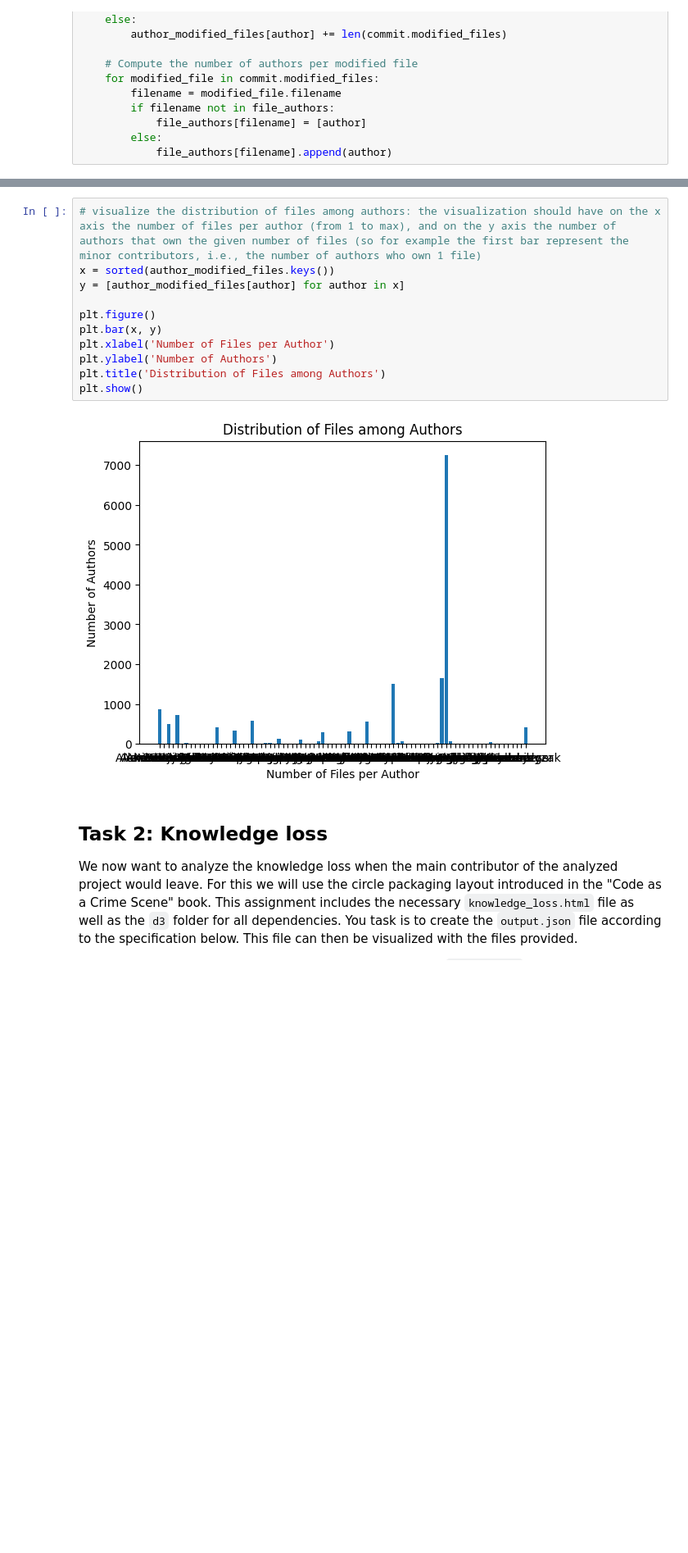
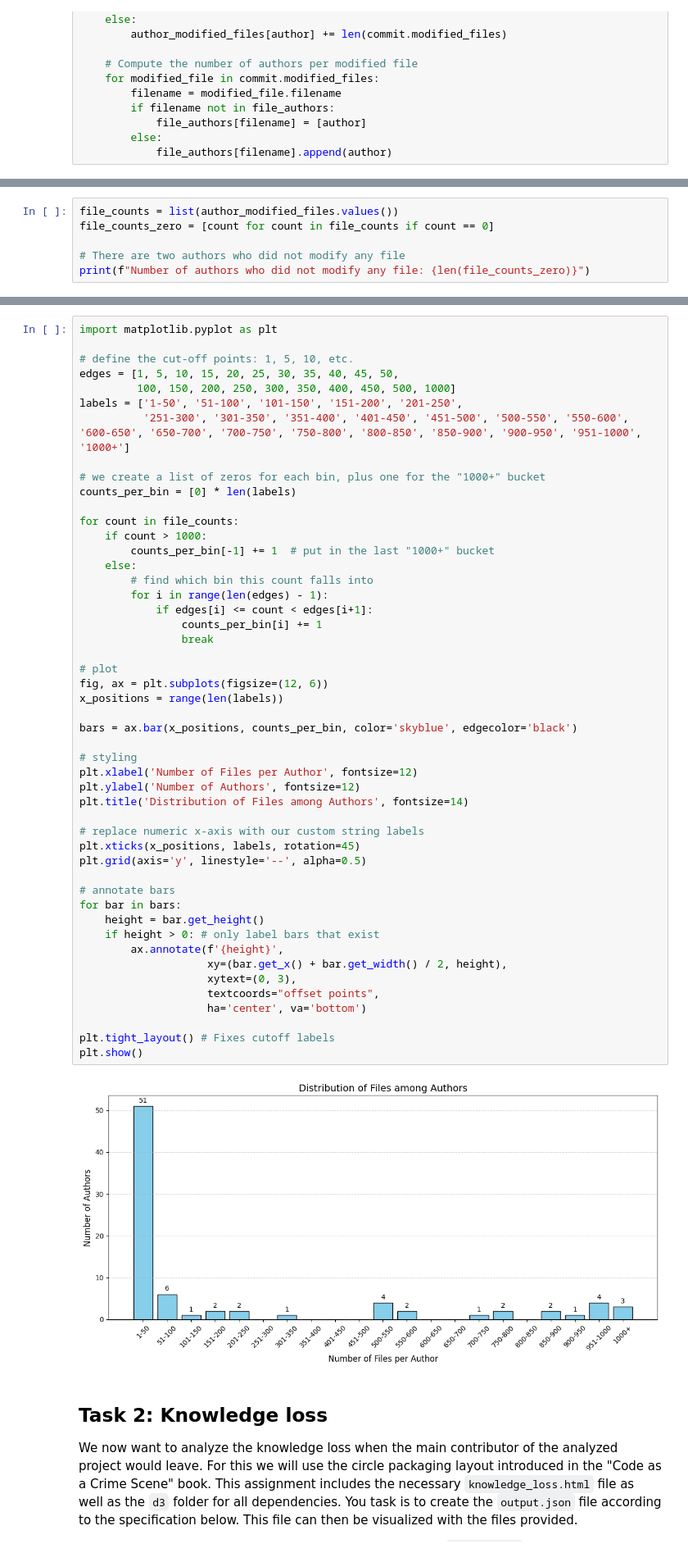
Before and after one commit to Cindylliu/FSS_Assignment_1, a Jupyter notebook: ass2/FSS-SEII-Assignment-2025.ipynb, the cells around one changed output, grey strips where cells are left out. Shown: that part at 82% size. Drawn from its saved outputs; the diff is of its cells as text; blank space fills up the shorter version.

```diff
--- a/ass2/FSS-SEII-Assignment-2025.ipynb
+++ b/ass2/FSS-SEII-Assignment-2025.ipynb
@@ -95,0 +117,6 @@ plt.show()
+# %%
+file_counts = list(author_modified_files.values())
+file_counts_zero = [count for count in file_counts if count == 0]
+
+# There are two authors who did not modify any file
+print(f"Number of authors who did not modify any file: {len(file_counts_zero)}")
@@ -96,16 +125,54 @@ plt.show()
 # %%
-# visualize the distribution of files among authors: the visualization should have on the x axis the number of files per author (from 1 to max), and on the y axis the number of authors that own the given number of files (so for example the first bar represent the minor contributors, i.e., the number of authors who own 1 file)
-x = sorted(author_modified_files.keys())
-y = [author_modified_files[author] for author in x]
+import matplotlib.pyplot as plt
 
-plt.figure()
-plt.bar(x, y)
-plt.xlabel('Number of Files per Author')
-plt.ylabel('Number of Authors')
-plt.title('Distribution of Files among Authors')
+# define the cut-off points: 1, 5, 10, etc.
+edges = [1, 5, 10, 15, 20, 25, 30, 35, 40, 45, 50,
+         100, 150, 200, 250, 300, 350, 400, 450, 500, 1000]
+labels = ['1-50', '51-100', '101-150', '151-200', '201-250',
+          '251-300', '301-350', '351-400', '401-450', '451-500', '500-550', '550-600', '600-650', '650-700', '700-750', '750-800', '800-850', '850-900', '900-950', '951-1000', '1000+']
+
+# we create a list of zeros for each bin, plus one for the "1000+" bucket
+counts_per_bin = [0] * len(labels)
+
+for count in file_counts:
+    if count > 1000:
+        counts_per_bin[-1] += 1  # put in the last "1000+" bucket
+    else:
+        # find which bin this count falls into
+        for i in range(len(edges) - 1):
+            if edges[i] <= count < edges[i+1]:
+                counts_per_bin[i] += 1
+                break
+
+# plot
+fig, ax = plt.subplots(figsize=(12, 6))
+x_positions = range(len(labels))
+
+bars = ax.bar(x_positions, counts_per_bin, color='skyblue', edgecolor='black')
+
+# styling
+plt.xlabel('Number of Files per Author', fontsize=12)
+plt.ylabel('Number of Authors', fontsize=12)
+plt.title('Distribution of Files among Authors', fontsize=14)
+
+# replace numeric x-axis with our custom string labels
+plt.xticks(x_positions, labels, rotation=45)
+plt.grid(axis='y', linestyle='--', alpha=0.5)
+
+# annotate bars
+for bar in bars:
+    height = bar.get_height()
+    if height > 0: # only label bars that exist
+        ax.annotate(f'{height}',
+                    xy=(bar.get_x() + bar.get_width() / 2, height),
+                    xytext=(0, 3),
+                    textcoords="offset points",
+                    ha='center', va='bottom')
+
+plt.tight_layout() # Fixes cutoff labels
 plt.show()
 # %% [output]
-[figure, old version]
+[figure, new version]
 # %% [markdown]
 ## Task 2: Knowledge loss
 
```
Also changed, not shown: parts of 3 cells of this notebook.
